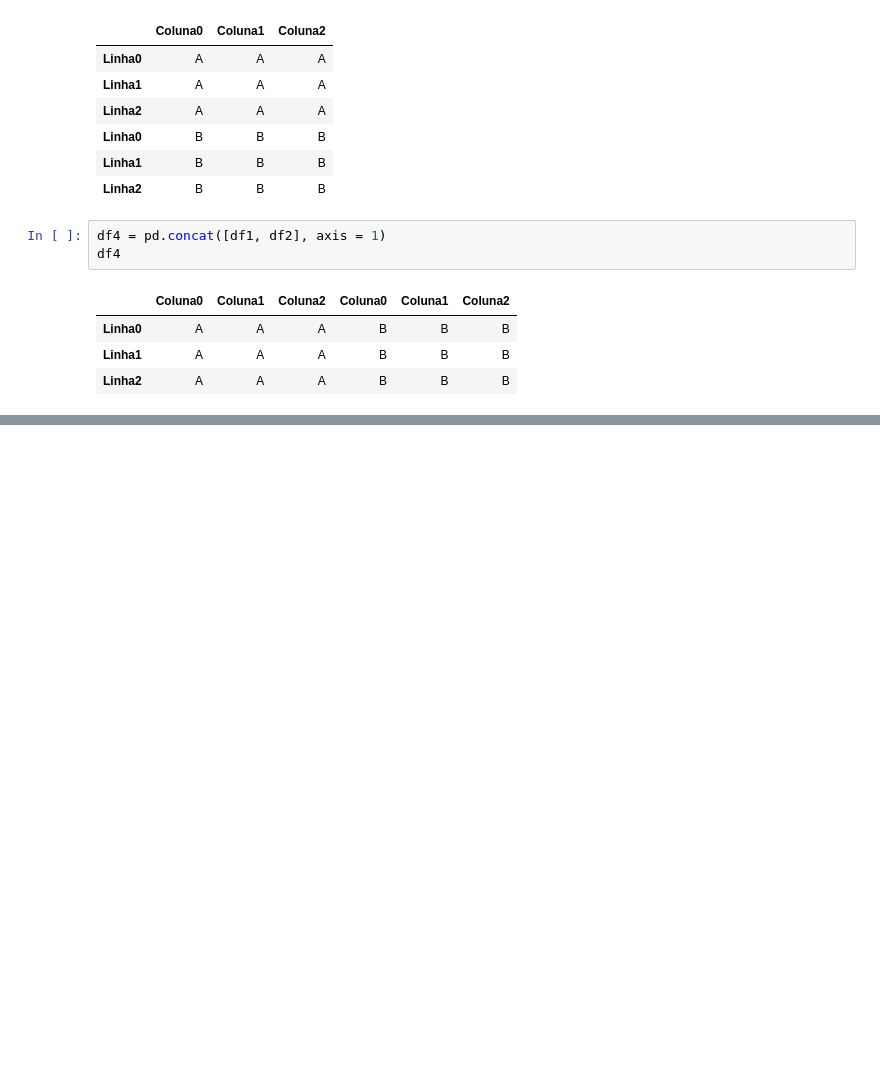
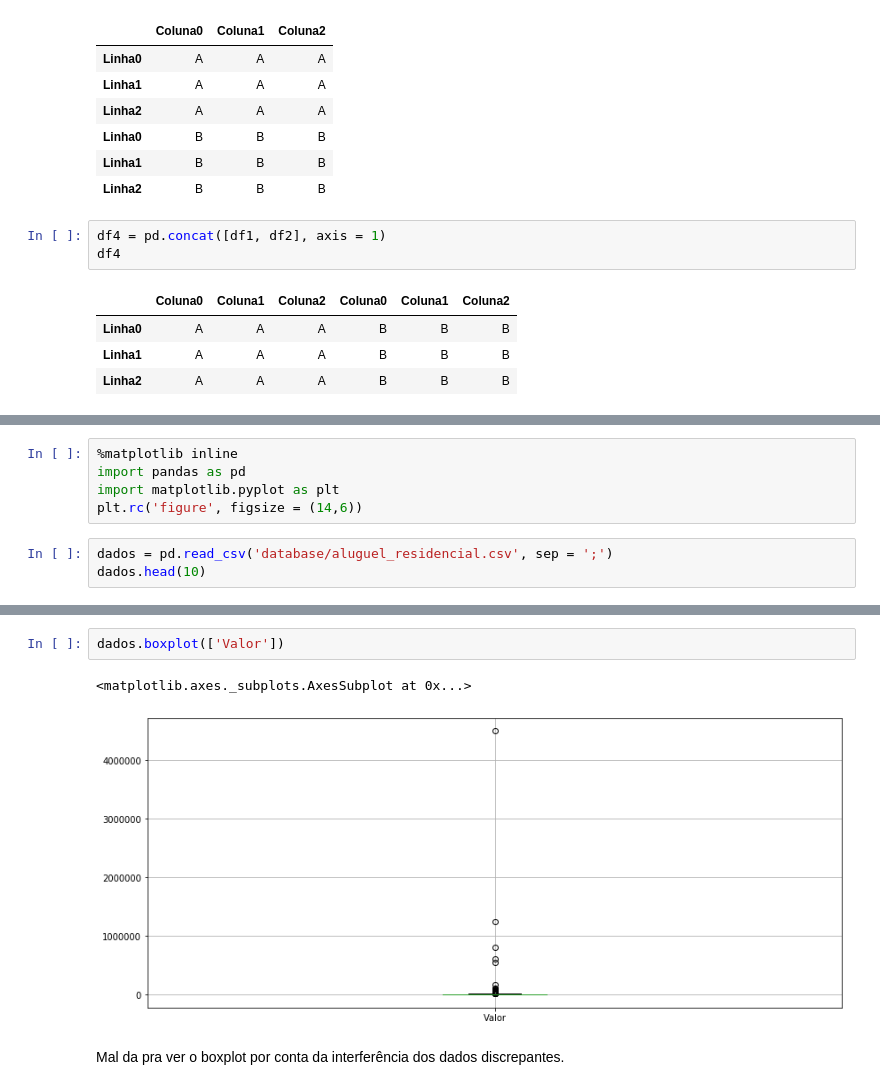
Before and after one commit to adriacaroba/datascience_study, a Jupyter notebook: python_pandas/python-pandas-alura.ipynb, the cells around one changed output, grey strips where cells are left out. Cells and saved outputs as stored; diff of their text form; blank space fills up the shorter version.

Commit message:
Atualização curso de pandas

```diff
--- a/python_pandas/python-pandas-alura.ipynb
+++ b/python_pandas/python-pandas-alura.ipynb
@@ -580,0 +1613,8 @@ df4
+# %%
+%matplotlib inline
+import pandas as pd
+import matplotlib.pyplot as plt
+plt.rc('figure', figsize = (14,6))
+# %%
+dados = pd.read_csv('database/aluguel_residencial.csv', sep = ';')
+dados.head(10)
@@ -580,0 +1633,7 @@ df4
+# %%
+dados.boxplot(['Valor'])
+# %% [output]
+<matplotlib.axes._subplots.AxesSubplot at 0x...>
+[figure, added]
+# %% [markdown]
+Mal da pra ver o boxplot por conta da interferência dos dados discrepantes.
```
Also changed, not shown: parts of 171 cells of this notebook, 5 other files.
